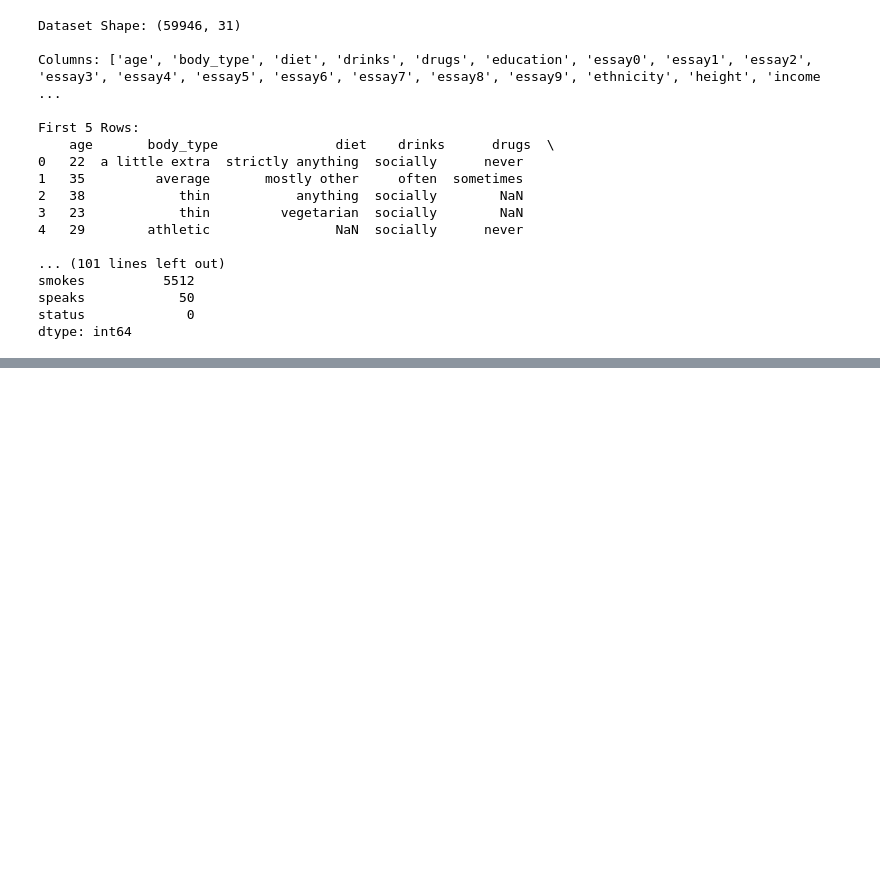
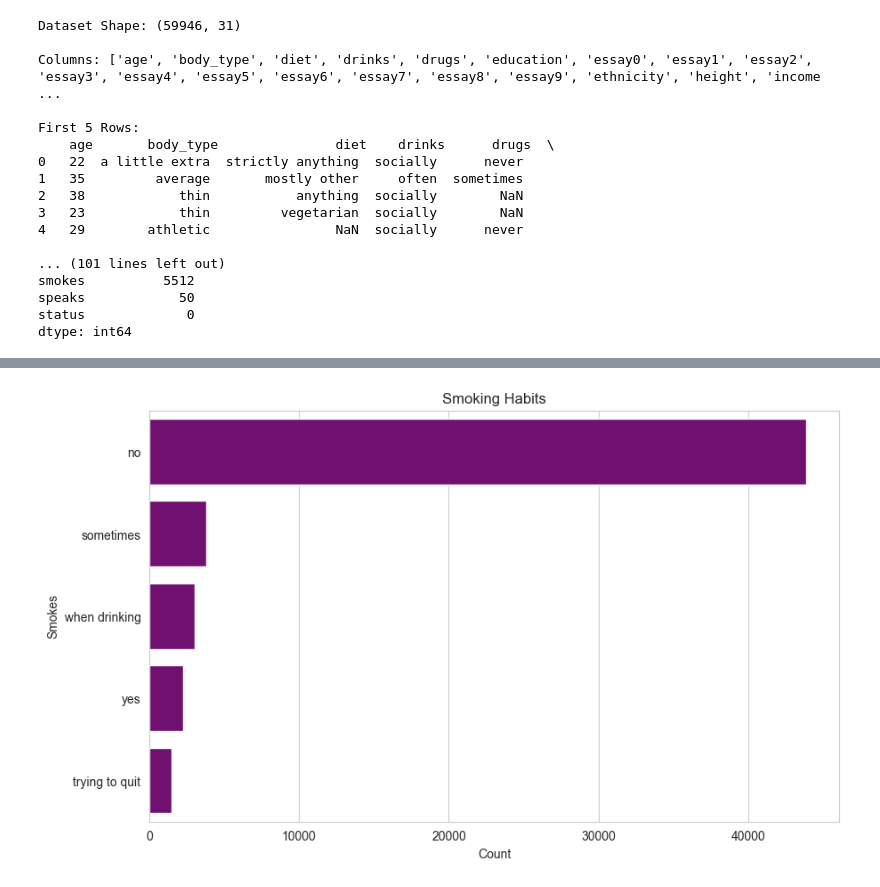
Before and after one commit to GoudyMT/dating-ml-project, a Jupyter notebook: dating_ml_analysis.ipynb, the cells around one changed output, grey strips where cells are left out. Drawn from its saved outputs; the diff is of its cells as text; code cells hidden in the pictures; blank space fills up the shorter version.

```diff
--- a/dating_ml_analysis.ipynb
+++ b/dating_ml_analysis.ipynb
@@ -36,0 +134,12 @@ dtype: int64
+# %%
+# 4. Smoking habits
+plt.figure(figsize=(10, 6))
+sns.countplot(y='smokes', data=df, order=df['smokes'].value_counts().index, color='purple')
+plt.title('Smoking Habits')
+plt.xlabel('Count')
+plt.ylabel('Smokes')
+plt.savefig('images/smokes_habits.png')
+plt.show()
+plt.close()
+# %% [output]
+[figure, added]
```
Also changed, not shown: parts of 9 cells of this notebook, 6 other files.
